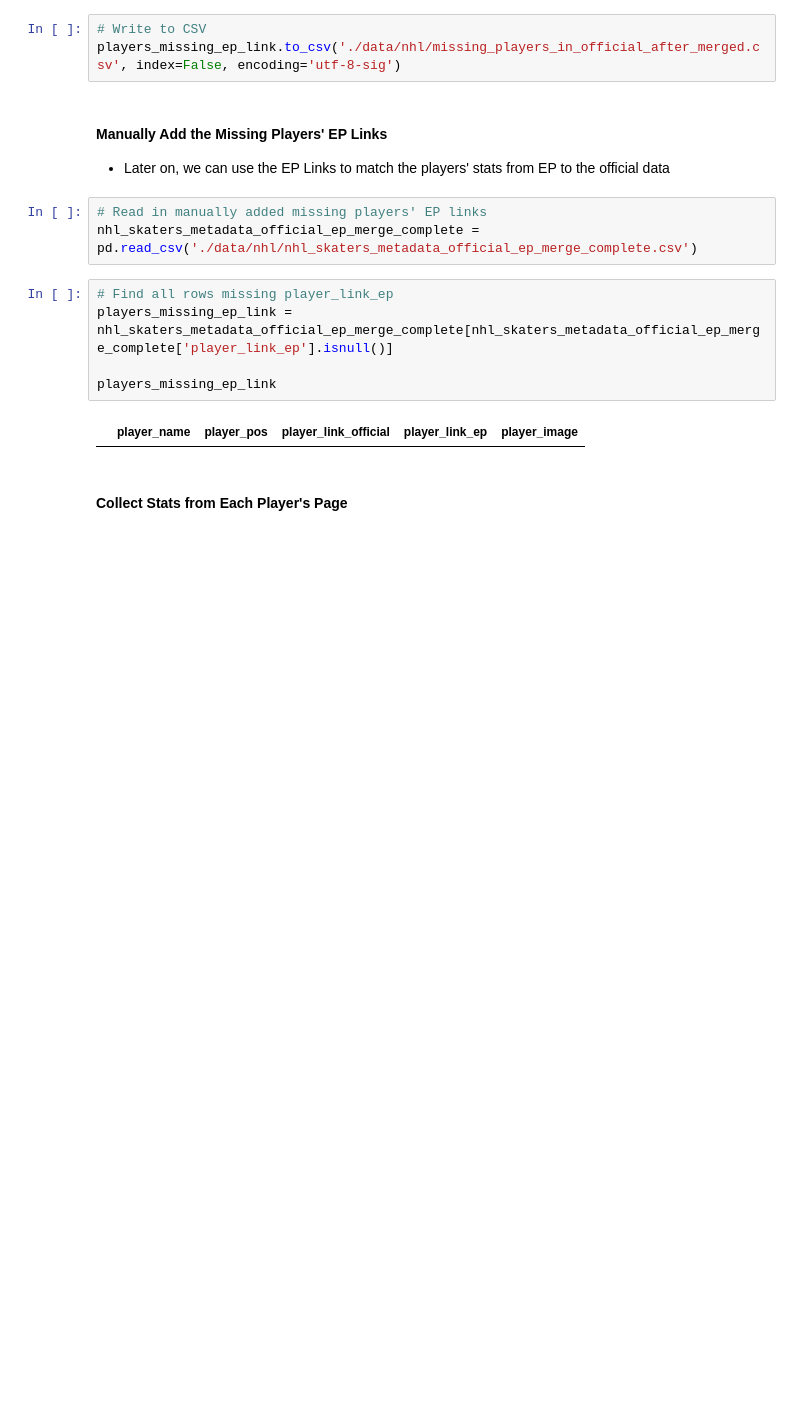
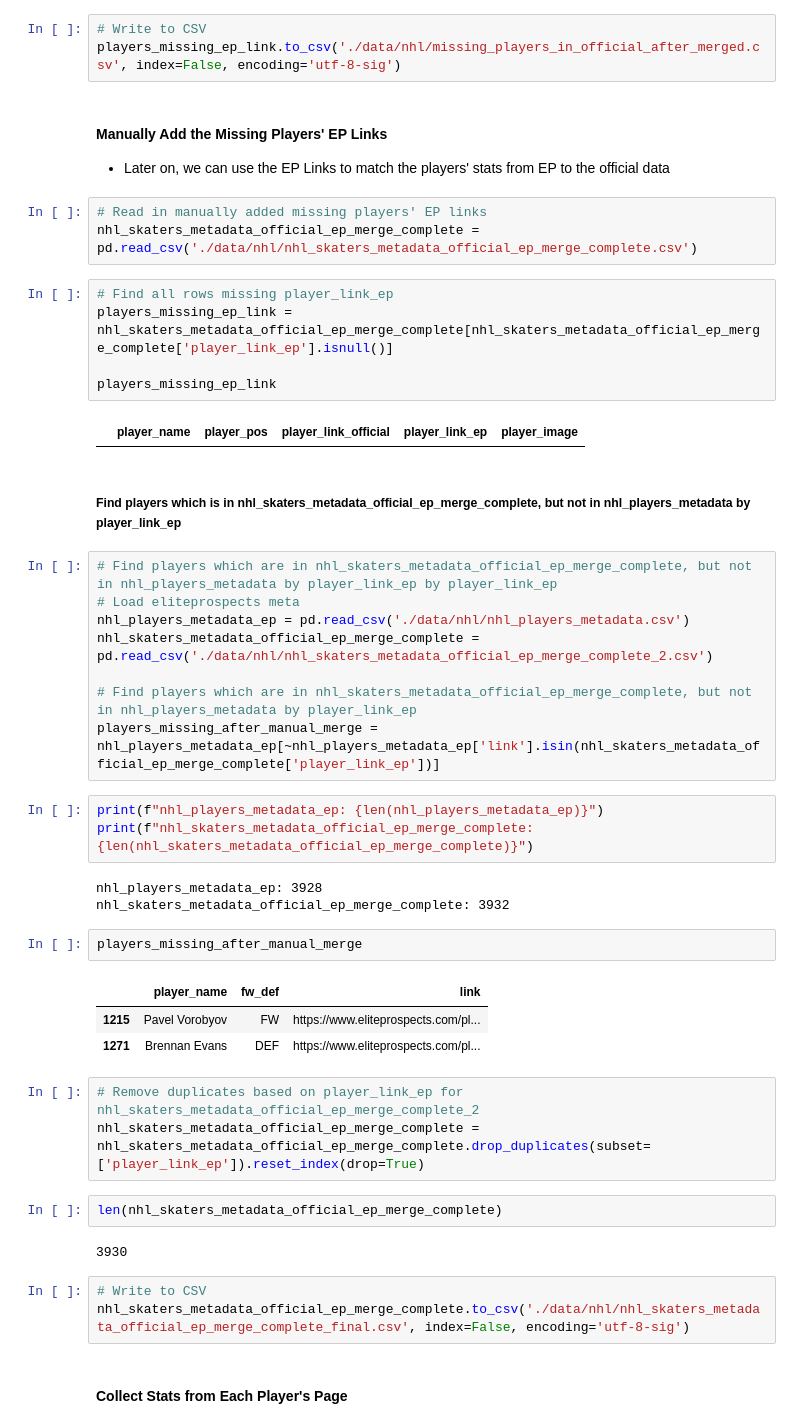
Before and after one commit to shigenogoro/NHL-Prospect-Predictor, a Jupyter notebook: eliteprospects_scraper/nhl_official_data_prep.ipynb, the cells around one changed output. Drawn from its saved outputs; the diff is of its cells as text; blank space fills up the shorter version.

Commit message:
Merged EP metadata with Official metadata

```diff
--- a/eliteprospects_scraper/nhl_official_data_prep.ipynb
+++ b/eliteprospects_scraper/nhl_official_data_prep.ipynb
@@ -280,5 +280,37 @@ players_missing_ep_link = nhl_skaters_metadata_official_ep_merge_complete[nhl_sk
 players_missing_ep_link
 # %% [output]
 |  | player_name | player_pos | player_link_official | player_link_ep | player_image |
+# %% [markdown]
+##### Find players which is in nhl_skaters_metadata_official_ep_merge_complete, but not in nhl_players_metadata by player_link_ep
+# %%
+# Find players which are in nhl_skaters_metadata_official_ep_merge_complete, but not in nhl_players_metadata by player_link_ep by player_link_ep
+# Load eliteprospects meta
+nhl_players_metadata_ep = pd.read_csv('./data/nhl/nhl_players_metadata.csv')
+nhl_skaters_metadata_official_ep_merge_complete = pd.read_csv('./data/nhl/nhl_skaters_metadata_official_ep_merge_complete_2.csv')
+
+# Find players which are in nhl_skaters_metadata_official_ep_merge_complete, but not in nhl_players_metadata by player_link_ep
+players_missing_after_manual_merge = nhl_players_metadata_ep[~nhl_players_metadata_ep['link'].isin(nhl_skaters_metadata_official_ep_merge_complete['player_link_ep'])]
+# %%
+print(f"nhl_players_metadata_ep: {len(nhl_players_metadata_ep)}")
+print(f"nhl_skaters_metadata_official_ep_merge_complete: {len(nhl_skaters_metadata_official_ep_merge_complete)}")
+# %% [output]
+nhl_players_metadata_ep: 3928
+nhl_skaters_metadata_official_ep_merge_complete: 3932
+# %%
+players_missing_after_manual_merge
+# %% [output]
+|  | player_name | fw_def | link |
+| 1215 | Pavel Vorobyov | FW | https://www.eliteprospects.com/pl... |
+| 1271 | Brennan Evans | DEF | https://www.eliteprospects.com/pl... |
+# %%
+# Remove duplicates based on player_link_ep for nhl_skaters_metadata_official_ep_merge_complete_2
+nhl_skaters_metadata_official_ep_merge_complete = nhl_skaters_metadata_official_ep_merge_complete.drop_duplicates(subset=['player_link_ep']).reset_index(drop=True)
+# %%
+len(nhl_skaters_metadata_official_ep_merge_complete)
+# %% [output]
+3930
+# %%
+# Write to CSV
+nhl_skaters_metadata_official_ep_merge_complete.to_csv('./data/nhl/nhl_skaters_metadata_official_ep_merge_complete_final.csv', index=False, encoding='utf-8-sig')
 # %% [markdown]
 #### Collect Stats from Each Player's Page
```
Also changed, not shown: 5 other files.
